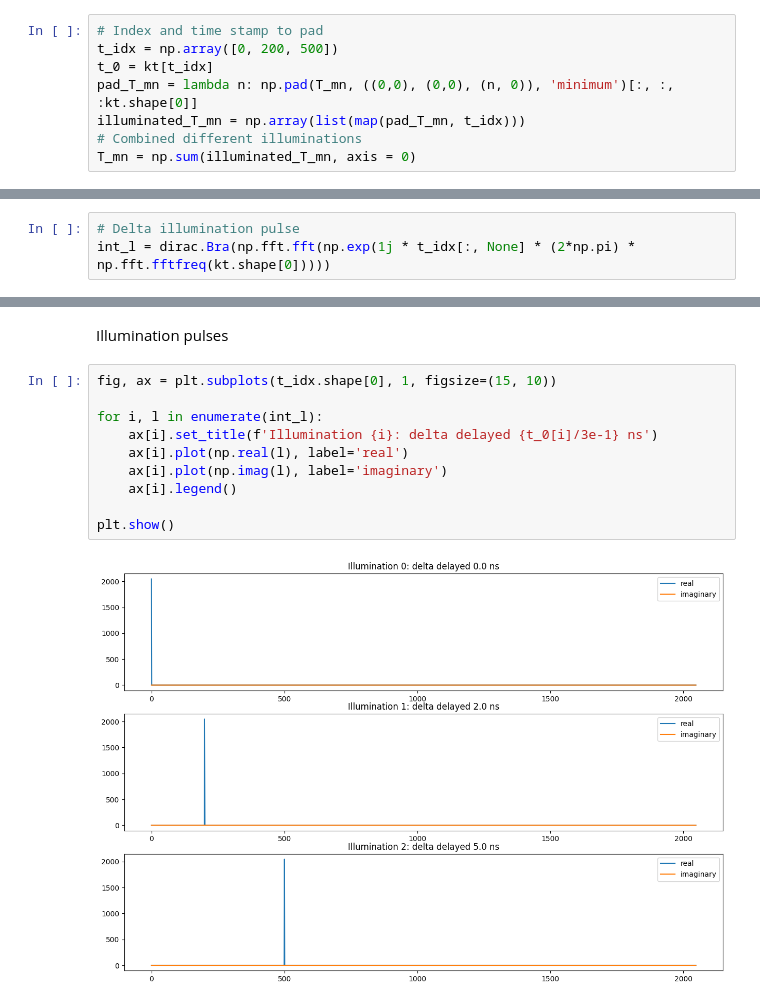
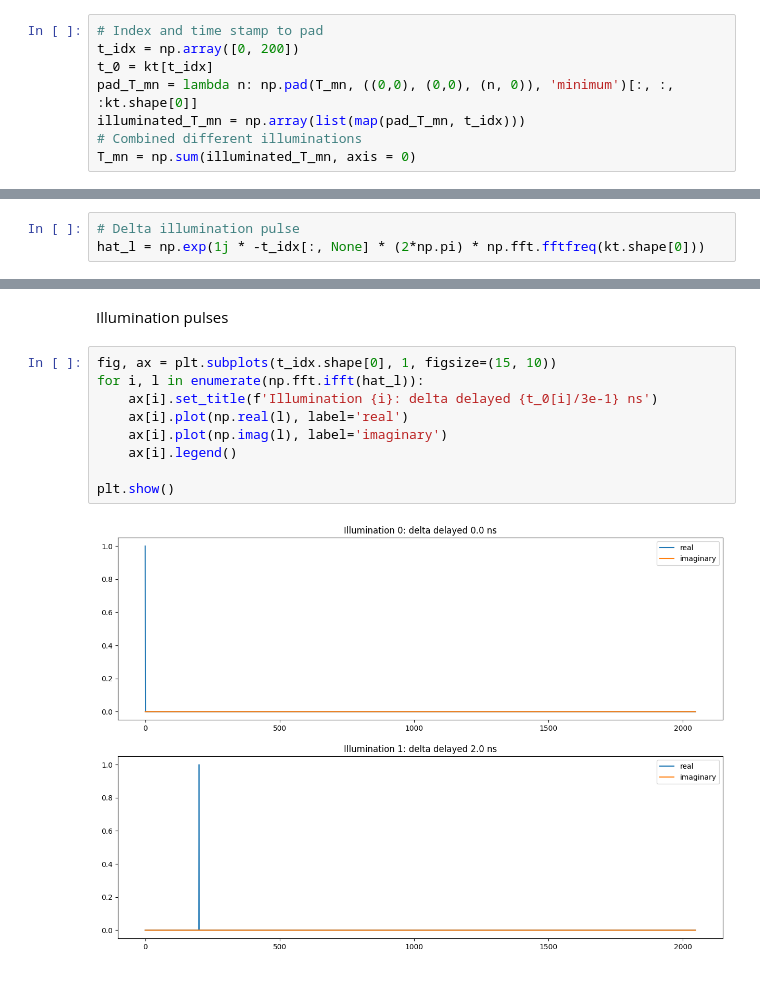
Before and after one commit to p-luesia/NLOS_dirac_not, a Jupyter notebook: experiments.ipynb, the cells around one changed output, grey strips where cells are left out. Drawn from its saved outputs; the diff is of its cells as text.

Commit message:
Following dirac notation experiments

```diff
--- a/experiments.ipynb
+++ b/experiments.ipynb
@@ -51,7 +51,7 @@ T_mn, ks, kl, offset_ks, offset_kl, kt = io.read_observations('D:/Documentos/NLO
 Modify the data to generate a second pulse at the moment t_0
 # %%
 # Index and time stamp to pad
-t_idx = np.array([0, 200, 500])
+t_idx = np.array([0, 200])
 t_0 = kt[t_idx]
 pad_T_mn = lambda n: np.pad(T_mn, ((0,0), (0,0), (n, 0)), 'minimum')[:, :, :kt.shape[0]]
 illuminated_T_mn = np.array(list(map(pad_T_mn, t_idx)))
@@ -88,6 +88,6 @@ $$ l_n^* (\mathbf{x}, t) = \int_\mathbb{R} d \omega'\hat{l}_n(\mathbf{x})e^{-i\o
 # %%
 # Delta illumination pulse
-int_l = dirac.Bra(np.fft.fft(np.exp(1j * t_idx[:, None] * (2*np.pi) * np.fft.fftfreq(kt.shape[0]))))
+hat_l = np.exp(1j * -t_idx[:, None] * (2*np.pi) * np.fft.fftfreq(kt.shape[0]))
 # %% [markdown]
 $$ s_m(\mathbf{x}, t) = \int_\mathbb{R} d\omega \hat{s}_m(\mathbf{x}, \omega) e^{i\omega t} $$
 # %%
@@ -110,14 +110,13 @@ T_hat_mn = int_s*int_l
 Illumination pulses
 # %%
 fig, ax = plt.subplots(t_idx.shape[0], 1, figsize=(15, 10))
-
-for i, l in enumerate(int_l):
+for i, l in enumerate(np.fft.ifft(hat_l)):
     ax[i].set_title(f'Illumination {i}: delta delayed {t_0[i]/3e-1} ns')
     ax[i].plot(np.real(l), label='real')
     ax[i].plot(np.imag(l), label='imaginary')
     ax[i].legend()
 
 plt.show()
 # %% [output]
-[figure, old version]
+[figure, new version]
 # %%
```
Also changed, not shown: parts of 12 cells of this notebook, 1 other file.
